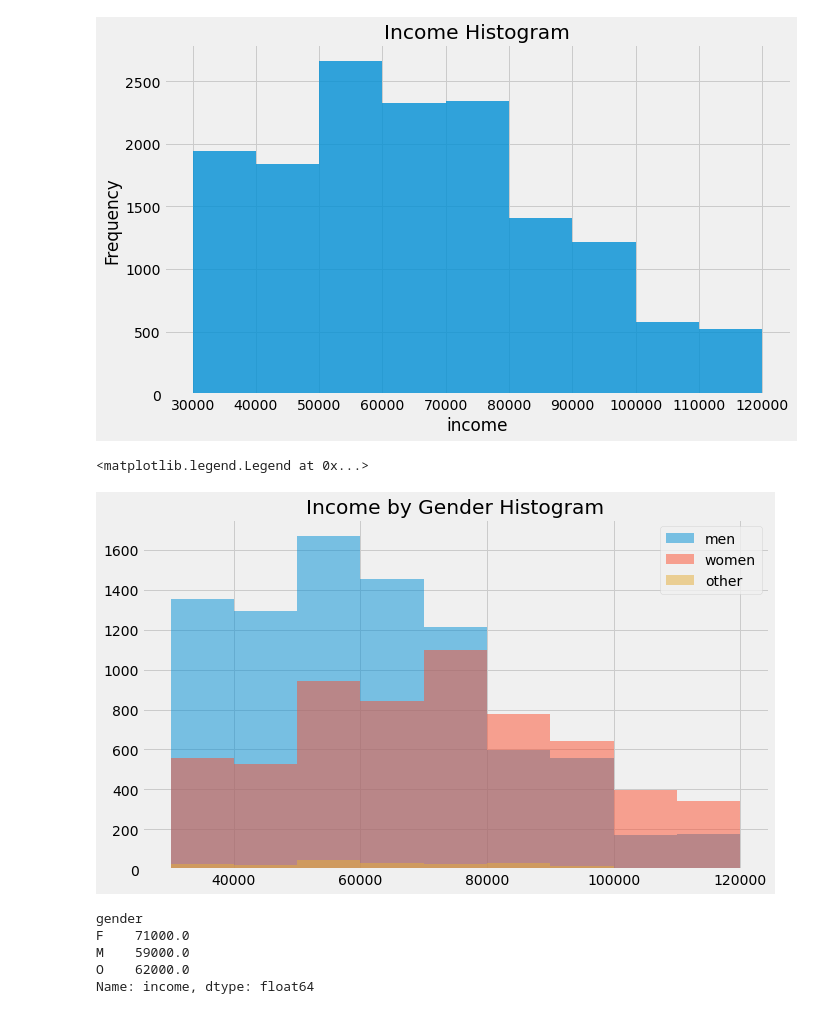
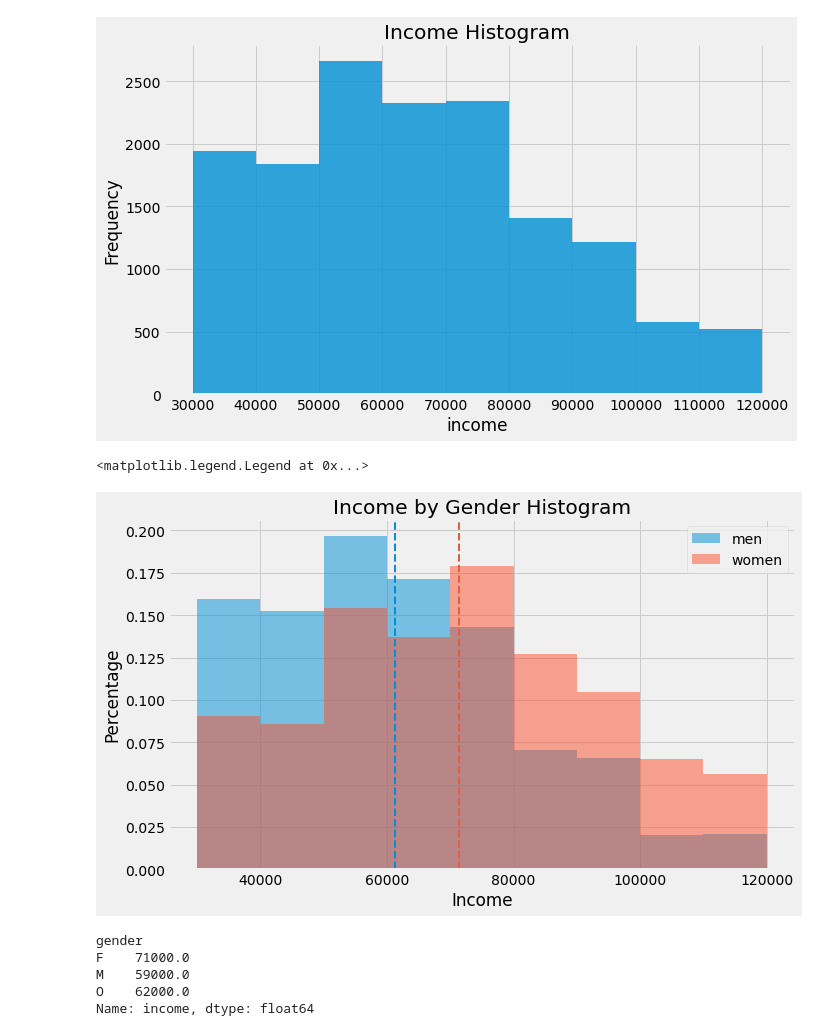
Before and after one commit to jnish23/Starbucks-Capstone, a Jupyter notebook: Starbucks_Capstone_notebook.ipynb, the cells around one changed output. Saved outputs shown, nothing was run; the diff lists cells and outputs as text; code cells hidden in the pictures.

```diff
--- a/Starbucks_Capstone_notebook.ipynb
+++ b/Starbucks_Capstone_notebook.ipynb
@@ -278,20 +275,28 @@ plot_hist(df=profile, col='income', bin_size=10000, x_range=(30000, 120000))
 # %%
 fig, ax = plt.subplots(figsize=(10,6))
 
 bins = 9
+men = profile.loc[profile['gender'] == 'M', 'income']
+weights_m = np.ones_like(men) / float(len(men))
 
-men = profile.loc[profile['gender'] == 'M', 'income']
 women = profile.loc[profile['gender'] == 'F', 'income']
-other = profile.loc[profile['gender'] == 'O', 'income']
+weights_w = np.ones_like(women) / float(len(women))
 
-ax.hist(men, bins=9, range=(30000,120000), alpha=0.5, label='men')
-ax.hist(women, bins=9, range=(30000,120000), alpha=0.5, label='women')
-ax.hist(other, bins=9, range=(30000,120000), alpha=0.5, label='other')
+# other = profile.loc[profile['gender'] == 'O', 'income']
+
+ax.hist(men, bins=9, range=(30000,120000), weights=weights_m, alpha=0.5, label='men')
+ax.hist(women, bins=9, range=(30000,120000), weights=weights_w, alpha=0.5, label='women')
+# ax.hist(other, bins=9, range=(30000,120000), density=True, alpha=0.5, label='other')
+
+ax.axvline(men.mean(), linewidth=2, ls='--')
+ax.axvline(women.mean(), linewidth=2, ls='--', color='#DE5F43')
 ax.set_title('Income by Gender Histogram')
+ax.set_ylabel('Percentage')
+ax.set_xlabel('Income')
 plt.legend()
 # %% [output]
 <matplotlib.legend.Legend at 0x...>
-[figure, old version]
+[figure, new version]
 # %%
 profile.groupby('gender')['income'].median()
 # %% [output]
```
Also changed, not shown: parts of 13 cells of this notebook, 1 other file.
